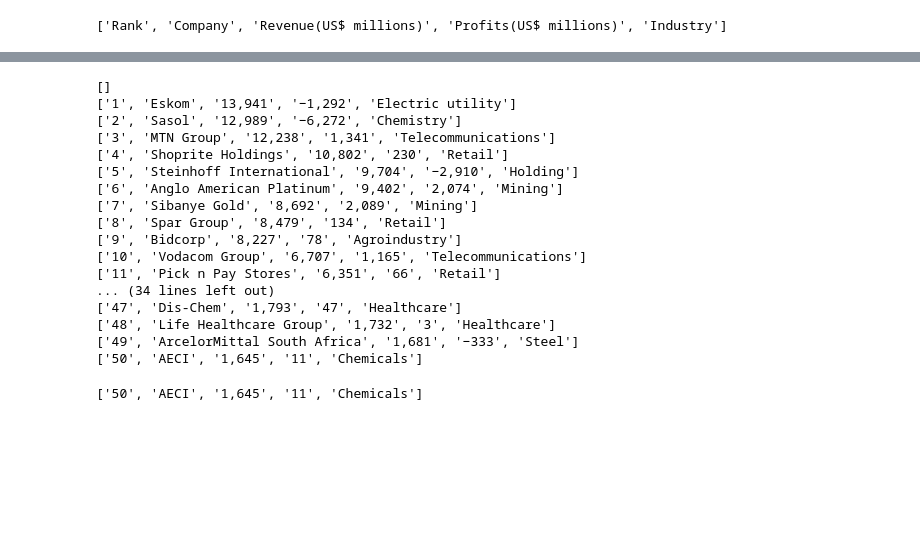
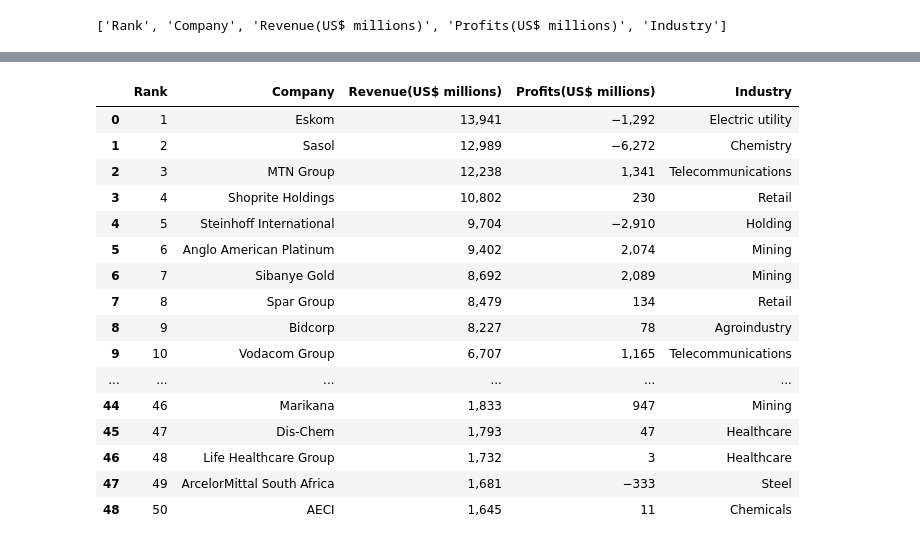
Before and after one commit to Bruce-Ngobeni/webScraping, a Jupyter notebook: webScraping101.ipynb, the cells around one changed output, grey strips where cells are left out. Saved outputs shown, nothing was run; the diff lists cells and outputs as text; code cells hidden in the pictures; blank space fills up the shorter version.

```diff
--- a/webScraping101.ipynb
+++ b/webScraping101.ipynb
@@ -52,30 +66,34 @@ column_data = table.find_all("tr")
 # %%
 table_columns = table.find_all("tr")
 # %%
-row_data = []
-for each_row in table_columns:
+all_rows = []
+
+for each_row in table_columns[1:]:
     rows_data = each_row.find_all("td")
     row_data = [data.text.strip() for data in rows_data]
-    print(row_data)
+
+    all_rows.append(row_data)
+    # length = len(df)
+    # df.loc[length] = row_data
-# %% [output]
-[]
-['1', 'Eskom', '13,941', '−1,292', 'Electric utility']
-['2', 'Sasol', '12,989', '−6,272', 'Chemistry']
-['3', 'MTN Group', '12,238', '1,341', 'Telecommunications']
-['4', 'Shoprite Holdings', '10,802', '230', 'Retail']
-['5', 'Steinhoff International', '9,704', '−2,910', 'Holding']
-['6', 'Anglo American Platinum', '9,402', '2,074', 'Mining']
-['7', 'Sibanye Gold', '8,692', '2,089', 'Mining']
-['8', 'Spar Group', '8,479', '134', 'Retail']
-['9', 'Bidcorp', '8,227', '78', 'Agroindustry']
-['10', 'Vodacom Group', '6,707', '1,165', 'Telecommunications']
-['11', 'Pick n Pay Stores', '6,351', '66', 'Retail']
-... (34 lines left out)
-['47', 'Dis-Chem', '1,793', '47', 'Healthcare']
-['48', 'Life Healthcare Group', '1,732', '3', 'Healthcare']
-['49', 'ArcelorMittal South Africa', '1,681', '−333', 'Steel']
-['50', 'AECI', '1,645', '11', 'Chemicals']
 # %%
-# print(row_data)
+df = pd.DataFrame(all_rows, columns=titles)
-# %% [output]
-['50', 'AECI', '1,645', '11', 'Chemicals']
+# %%
+df
+# %% [output]
+|  | Rank | Company | Revenue(US$ millions) | Profits(US$ millions) | Industry |
+| 0 | 1 | Eskom | 13,941 | −1,292 | Electric utility |
+| 1 | 2 | Sasol | 12,989 | −6,272 | Chemistry |
+| 2 | 3 | MTN Group | 12,238 | 1,341 | Telecommunications |
+| 3 | 4 | Shoprite Holdings | 10,802 | 230 | Retail |
+| 4 | 5 | Steinhoff International | 9,704 | −2,910 | Holding |
+| 5 | 6 | Anglo American Platinum | 9,402 | 2,074 | Mining |
+| 6 | 7 | Sibanye Gold | 8,692 | 2,089 | Mining |
+| 7 | 8 | Spar Group | 8,479 | 134 | Retail |
+| 8 | 9 | Bidcorp | 8,227 | 78 | Agroindustry |
+| 9 | 10 | Vodacom Group | 6,707 | 1,165 | Telecommunications |
+| ... | ... | ... | ... | ... | ... |
+| 44 | 46 | Marikana | 1,833 | 947 | Mining |
+| 45 | 47 | Dis-Chem | 1,793 | 47 | Healthcare |
+| 46 | 48 | Life Healthcare Group | 1,732 | 3 | Healthcare |
+| 47 | 49 | ArcelorMittal South Africa | 1,681 | −333 | Steel |
+| 48 | 50 | AECI | 1,645 | 11 | Chemicals |
```
Also changed, not shown: parts of 3 cells of this notebook, 3 other files.
